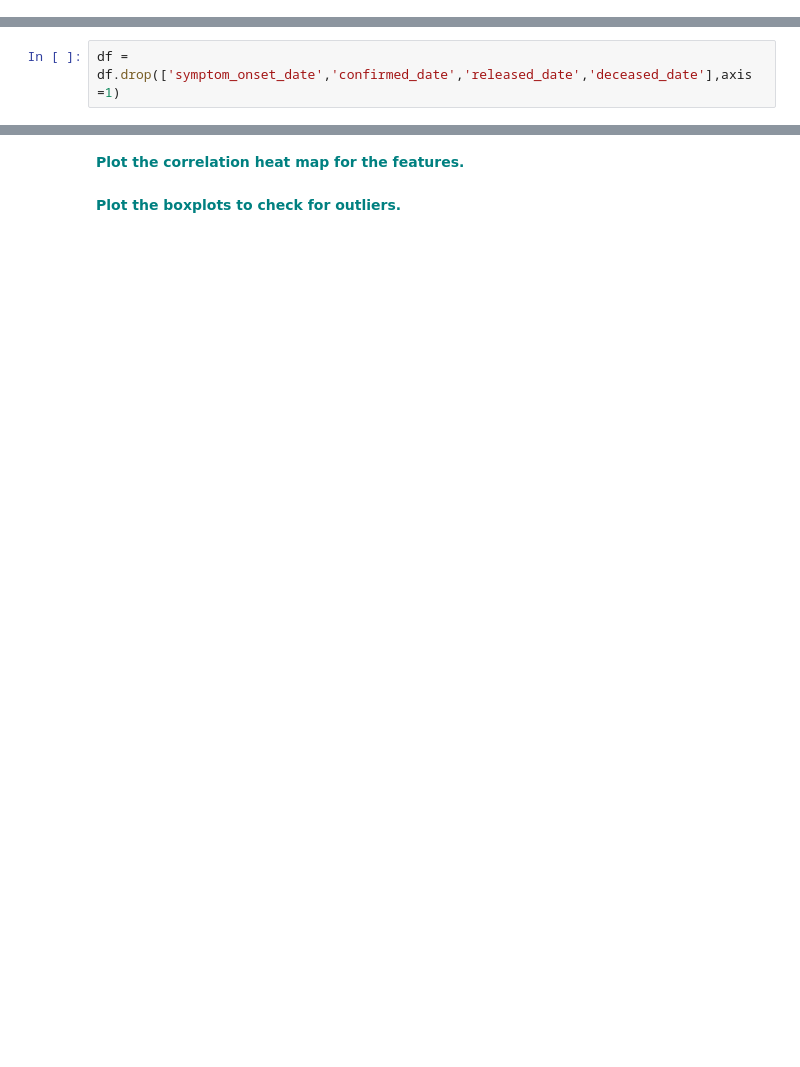
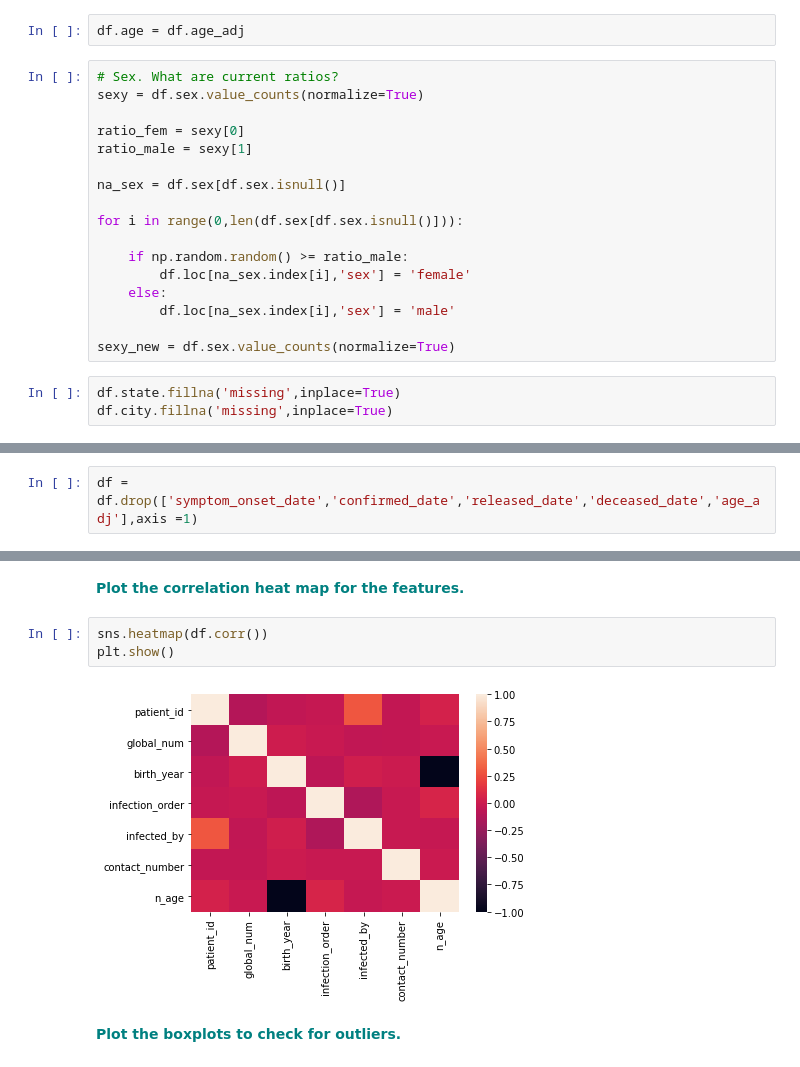
Before and after one commit to brspencer90/Springboard-Repo, a Jupyter notebook: 14.4.4_random-forest_covid-korea/RandomForest_casestudy_covid19.ipynb, the cells around one changed output, grey strips where cells are left out. Cells and saved outputs as stored; diff of their text form; blank space fills up the shorter version.

Commit message:
finish random forest case study

```diff
--- a/14.4.4_random-forest_covid-korea/RandomForest_casestudy_covid19.ipynb
+++ b/14.4.4_random-forest_covid-korea/RandomForest_casestudy_covid19.ipynb
@@ -87,2 +237,24 @@ df.info()
+# %%
+df.age = df.age_adj
+# %%
+# Sex. What are current ratios?
+sexy = df.sex.value_counts(normalize=True)
+
+ratio_fem = sexy[0]
+ratio_male = sexy[1]
+
+na_sex = df.sex[df.sex.isnull()]
+
+for i in range(0,len(df.sex[df.sex.isnull()])):
+
+    if np.random.random() >= ratio_male:
+        df.loc[na_sex.index[i],'sex'] = 'female'
+    else:
+        df.loc[na_sex.index[i],'sex'] = 'male'
+
+sexy_new = df.sex.value_counts(normalize=True)
+# %%
+df.state.fillna('missing',inplace=True)
+df.city.fillna('missing',inplace=True)
 # %% [markdown]
  **<font color='teal'> Check for any remaining null values.</font>**
@@ -91,7 +290,7 @@ df.head()
 # %% [markdown]
 Remove date columns from the data.
 # %%
-df = df.drop(['symptom_onset_date','confirmed_date','released_date','deceased_date'],axis =1)
+df = df.drop(['symptom_onset_date','confirmed_date','released_date','deceased_date','age_adj'],axis =1)
 # %% [markdown]
 Review the count of unique values by column.
 # %%
@@ -122,4 +376,9 @@ vn
 # %% [markdown]
 **<font color='teal'> Plot the correlation heat map for the features.</font>**
+# %%
+sns.heatmap(df.corr())
+plt.show()
+# %% [output]
+[figure, added]
 # %% [markdown]
 **<font color='teal'> Plot the boxplots to check for outliers. </font>**
```
Also changed, not shown: parts of 28 cells of this notebook, 8 other files.
